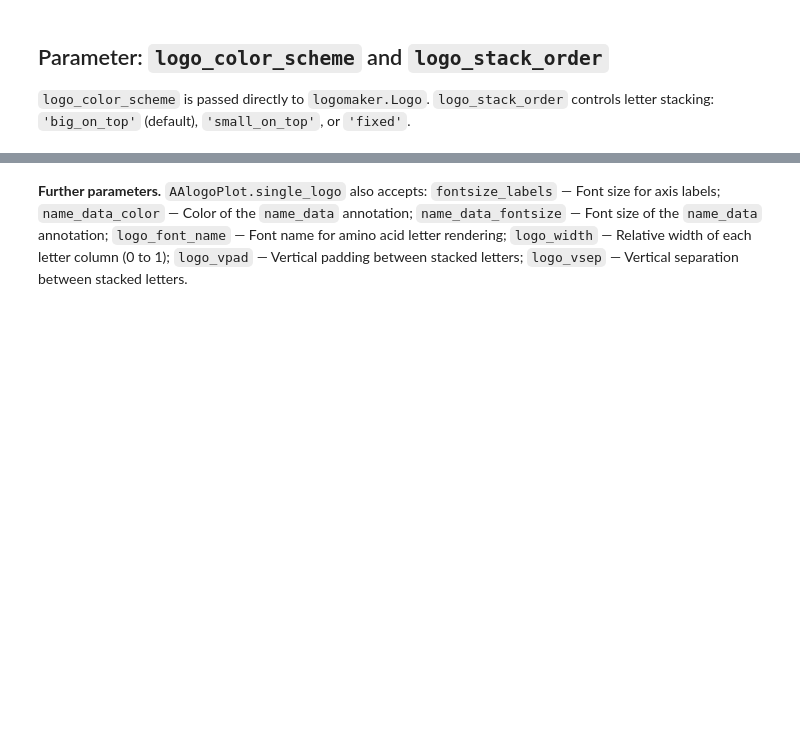
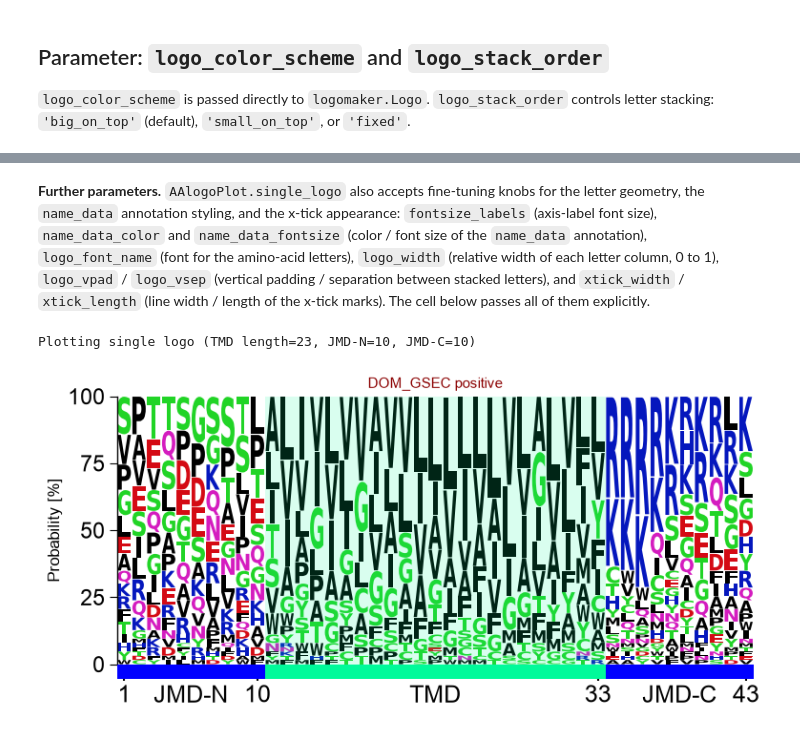
Before and after one commit to breimanntools/aaanalysis, a Jupyter notebook: examples/seq_analysis/aal_plot_single_logo.ipynb, the cells around one changed output, grey strips where cells are left out. Drawn from its saved outputs; the diff is of its cells as text; code cells hidden in the pictures; blank space fills up the shorter version.

```diff
--- a/examples/seq_analysis/aal_plot_single_logo.ipynb
+++ b/examples/seq_analysis/aal_plot_single_logo.ipynb
@@ -370,2 +370,22 @@ Plotting single logo (TMD length=23, JMD-N=10, JMD-C=10)
 # %% [markdown]
-**Further parameters.** ``AAlogoPlot.single_logo`` also accepts: ``fontsize_labels`` — Font size for axis labels; ``name_data_color`` — Color of the ``name_data`` annotation; ``name_data_fontsize`` — Font size of the ``name_data`` annotation; ``logo_font_name`` — Font name for amino acid letter rendering; ``logo_width`` — Relative width of each letter column (0 to 1); ``logo_vpad`` — Vertical padding between stacked letters; ``logo_vsep`` — Vertical separation between stacked letters.
+**Further parameters.** ``AAlogoPlot.single_logo`` also accepts fine-tuning knobs for the letter geometry, the ``name_data`` annotation styling, and the x-tick appearance: ``fontsize_labels`` (axis-label font size), ``name_data_color`` and ``name_data_fontsize`` (color / font size of the ``name_data`` annotation), ``logo_font_name`` (font for the amino-acid letters), ``logo_width`` (relative width of each letter column, 0 to 1), ``logo_vpad`` / ``logo_vsep`` (vertical padding / separation between stacked letters), and ``xtick_width`` / ``xtick_length`` (line width / length of the x-tick marks). The cell below passes all of them explicitly.
+# %%
+# Fine-tuning: letter geometry, name_data styling, and x-tick appearance
+fig, ax = aal_plot.single_logo(
+    df_logo=df_logo,
+    name_data='DOM_GSEC positive',
+    fontsize_labels=12,             # axis-label font size
+    name_data_color='darkred',      # color of the name_data annotation
+    name_data_fontsize=11,          # font size of the name_data annotation
+    logo_font_name='DejaVu Sans',   # font for the amino-acid letters
+    logo_width=0.9,                 # relative width of each letter column (0-1)
+    logo_vpad=0.02,                 # vertical padding between stacked letters
+    logo_vsep=0.0,                  # vertical separation between stacked letters
+    xtick_width=1.5,                # line width of x-tick marks
+    xtick_length=8,                 # length of x-tick marks in points
+)
+plt.tight_layout()
+plt.show()
+# %% [output]
+Plotting single logo (TMD length=23, JMD-N=10, JMD-C=10)
+[figure, added]
```
Also changed, not shown: parts of 13 cells of this notebook, 21 other files.
